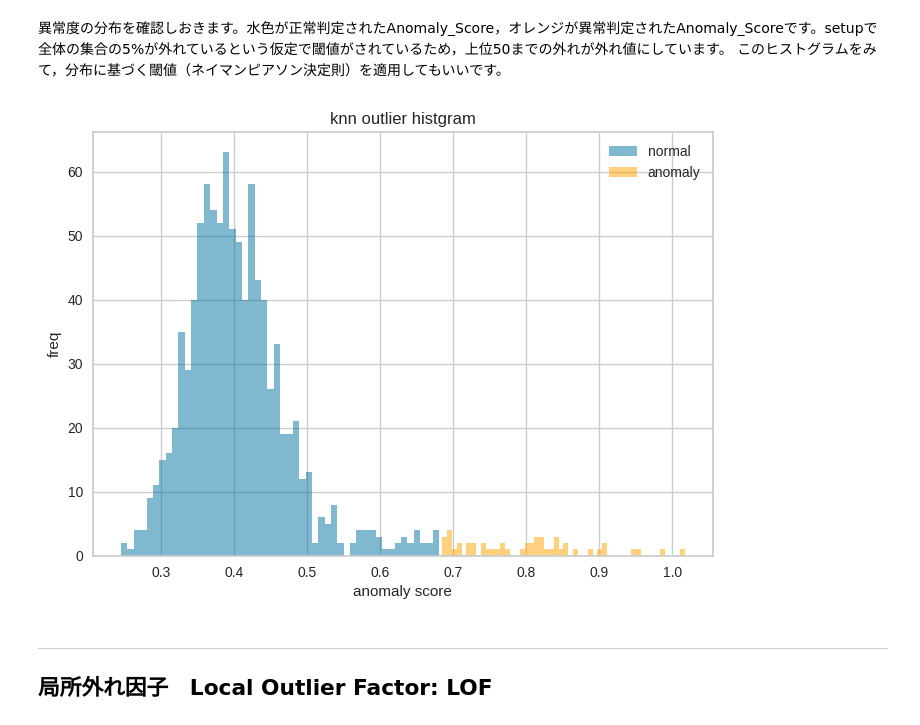
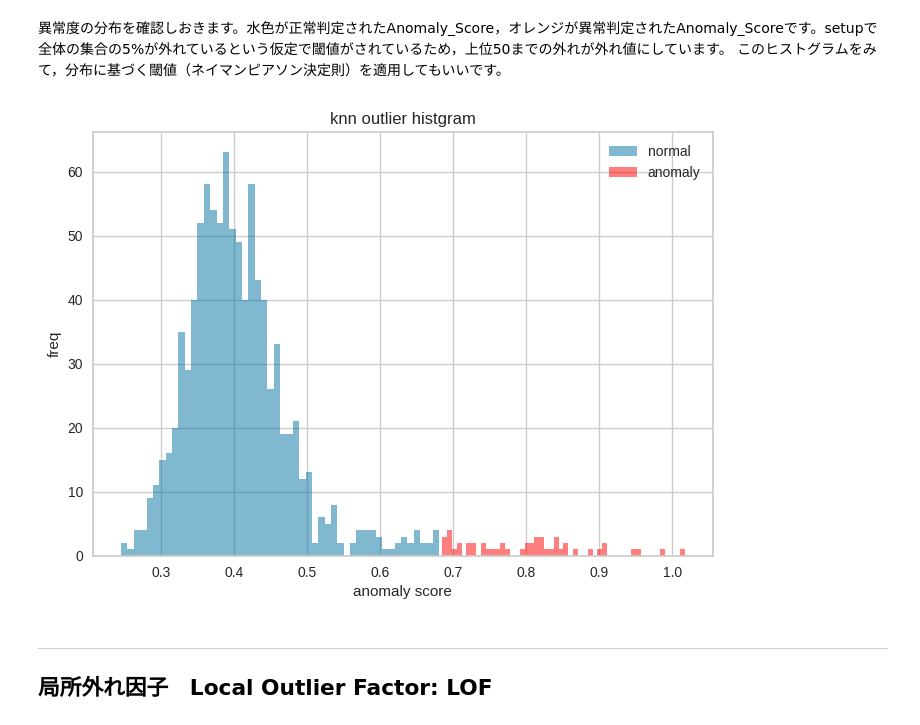
Before and after one commit to hamagami/anomaly-detection, a Jupyter notebook: pycaret_anomaly.ipynb, the cells around one changed output. Saved outputs shown, nothing was run; the diff lists cells and outputs as text; code cells hidden in the pictures.

```diff
--- a/pycaret_anomaly.ipynb
+++ b/pycaret_anomaly.ipynb
@@ -142,14 +142,14 @@ plt.show()
 このヒストグラムをみて，分布に基づく閾値（ネイマンピアソン決定則）を適用してもいいです。
 # %%
 plt.hist(knn_results[knn_results["Anomaly"]==0]["Anomaly_Score"],bins=50,alpha=0.5,label="normal")
-plt.hist(knn_results[knn_results["Anomaly"]==1]["Anomaly_Score"],bins=50,alpha=0.5,color="orange",label="anomaly")
+plt.hist(knn_results[knn_results["Anomaly"]==1]["Anomaly_Score"],bins=50,alpha=0.5,color="red",label="anomaly")
 plt.title("knn outlier histgram")
 plt.xlabel("anomaly score")
 plt.ylabel("freq")
 plt.legend()
 plt.show()
 # %% [output]
-[figure, old version]
+[figure, new version]
 # %% [markdown]
 
 
```
Also changed, not shown: parts of 24 cells of this notebook.
